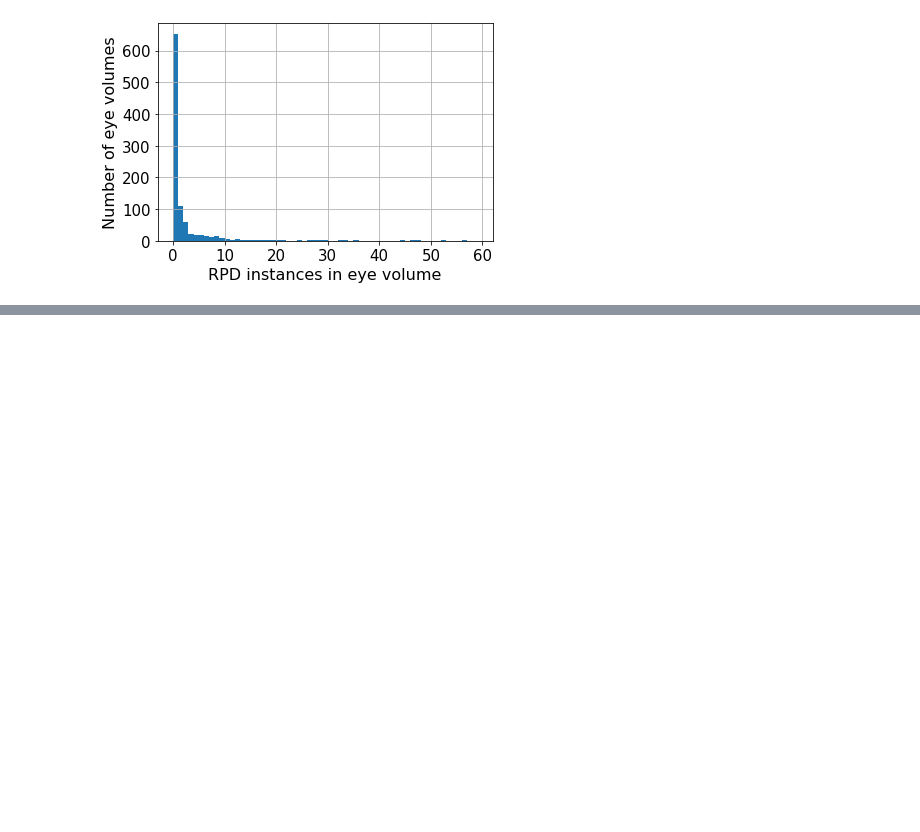
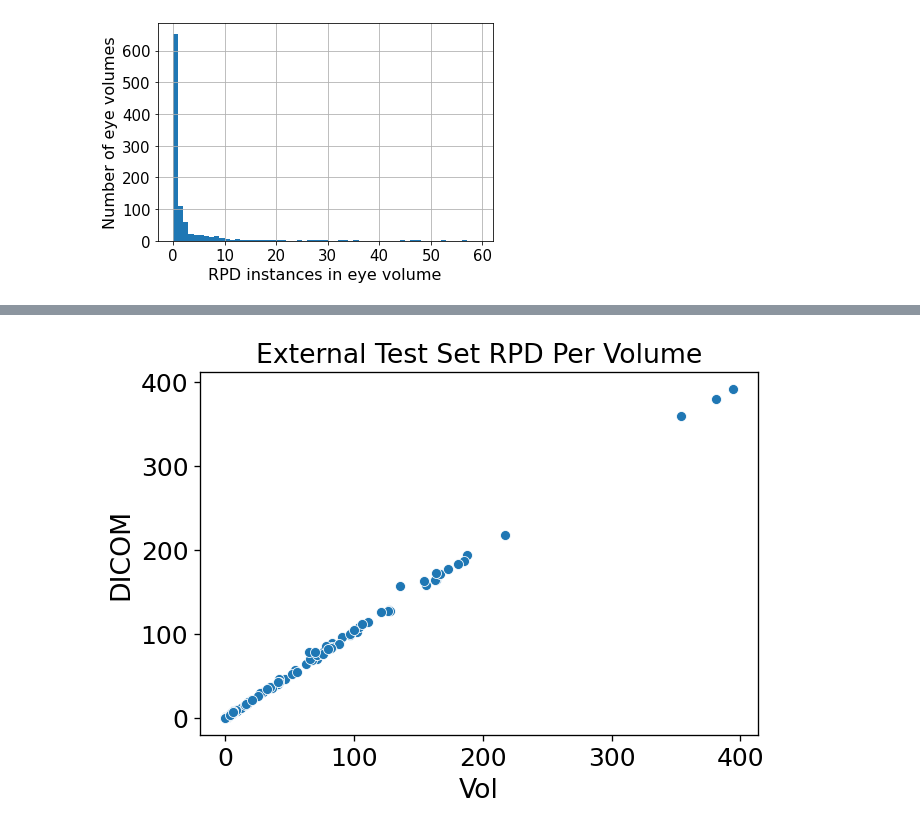
Before and after one commit to uw-biomedical-ml/detectron2-rpd-yb, a Jupyter notebook: runEnsemble.ipynb, the cells around one changed output, grey strips where cells are left out. Saved outputs shown, nothing was run; the diff lists cells and outputs as text; code cells hidden in the pictures; blank space fills up the shorter version.

```diff
--- a/runEnsemble.ipynb
+++ b/runEnsemble.ipynb
@@ -291,0 +302,9 @@ dtype: float64
+# %%
+import seaborn as sns
+ax = sns.scatterplot(dfcompare['dt_instances_vol'].values.astype(int),dfcompare['dt_instances_dicom'].values.astype(int))
+ax.set_xlabel('Vol')
+ax.set_ylabel('DICOM')
+ax.set_title('External Test Set RPD Per Volume')
+plt.gcf().__setattr__('dpi',120)
+# %% [output]
+[figure, added]
```
Also changed, not shown: parts of 11 cells of this notebook, 14 other files.
